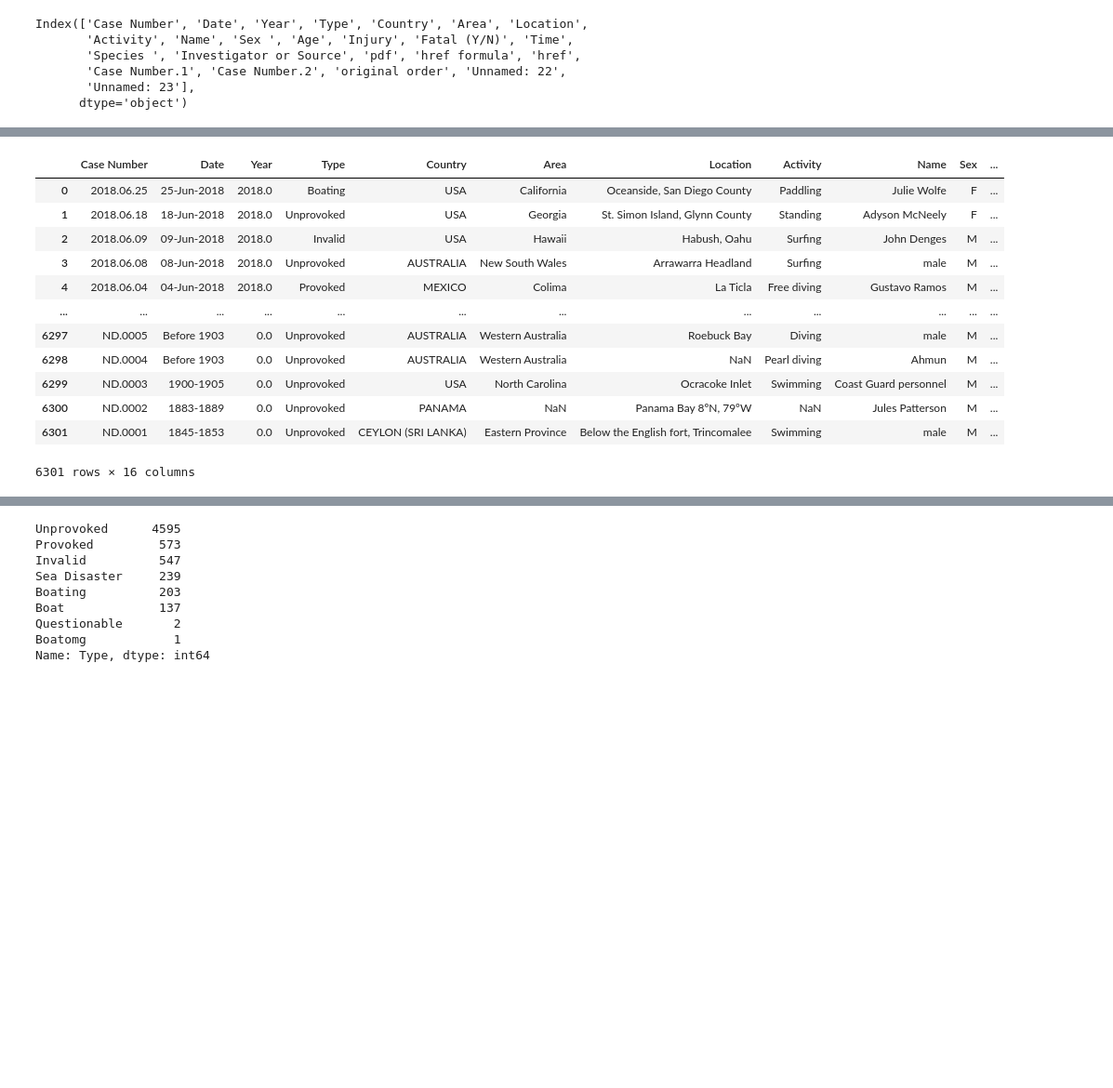
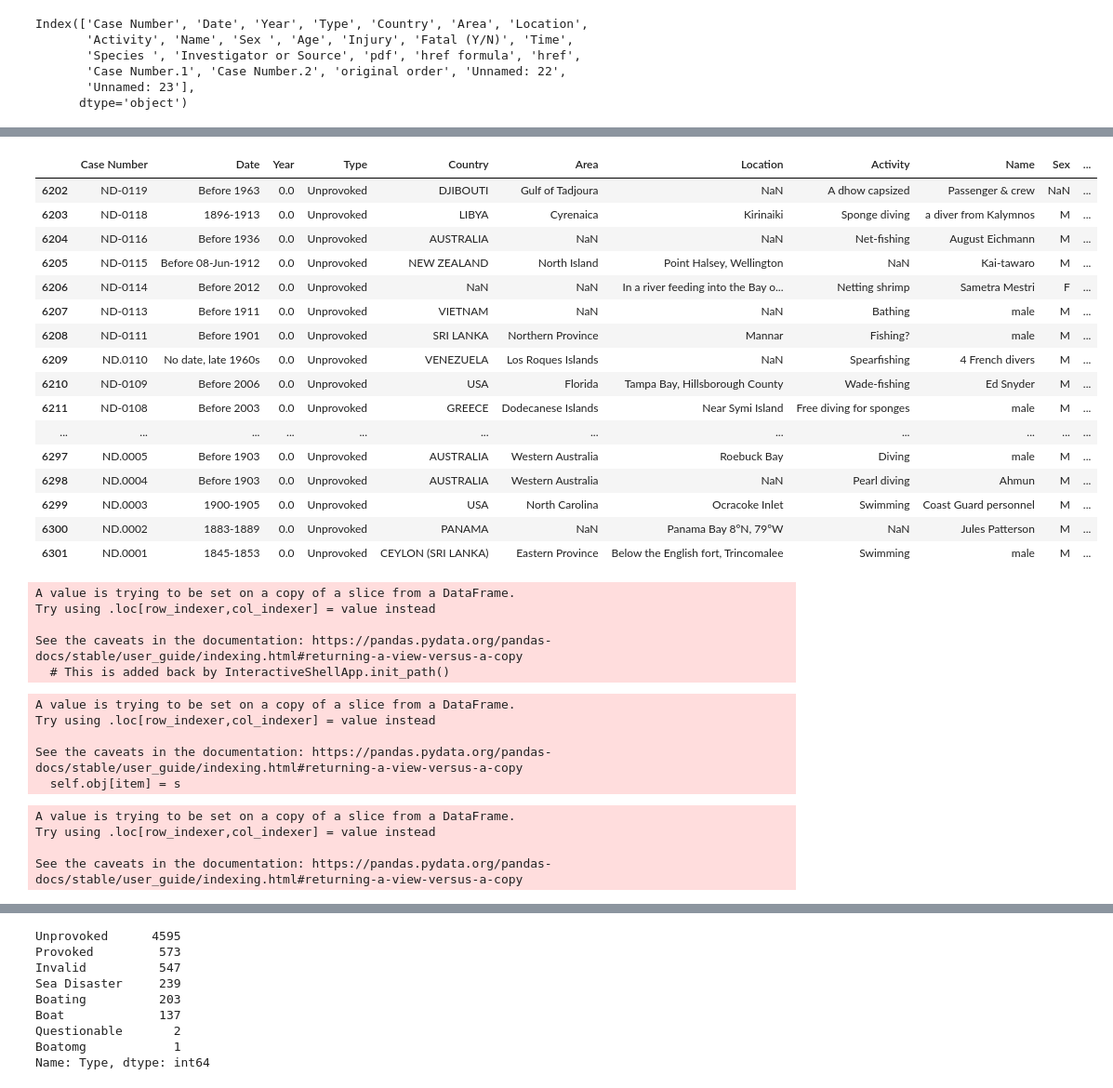
Before and after one commit to sofiavpuebla/sharksharkieshark, a Jupyter notebook: data-wrangling.ipynb, the cells around one changed output, grey strips where cells are left out. Shown at 93% size. Saved outputs shown, nothing was run; the diff lists cells and outputs as text; code cells hidden in the pictures; blank space fills up the shorter version.

```diff
--- a/data-wrangling.ipynb
+++ b/data-wrangling.ipynb
@@ -6,9 +7,9 @@ import pandas as pd
 import re
 # %%
 #abro el csv que contiene el data set
-sharks=pd.read_csv("input/attacks.csv", encoding='cp1252')
+shark=pd.read_csv("input/attacks.csv", encoding='cp1252')
 # %%
-sharks_data=pd.DataFrame(shark_data)
+sharks_data=pd.DataFrame(shark)
 # %%
 sharks_data.head()
 # %% [output]
@@ -52,18 +38,48 @@ sharks
 # %%
 #no tiene ningún sentido analizar aquellos datos que no tienen un case number (no están registrados) por lo que los vamos a eliminar
 sharks1=sharks[(sharks["Case Number"].isnull()==0)&(sharks["Case Number"]!='0')&(sharks["Case Number"]!='xx')]
-sharks1
+sharks1.tail(100)
 # %% [output]
 |  | Case Number | Date | Year | Type | Country | Area | Location | Activity | Name | Sex | ... |
-| 0 | 2018.06.25 | 25-Jun-2018 | 2018.0 | Boating | USA | California | Oceanside, San Diego County | Paddling | Julie Wolfe | F | ... |
-| 1 | 2018.06.18 | 18-Jun-2018 | 2018.0 | Unprovoked | USA | Georgia | St. Simon Island, Glynn County | Standing | Adyson McNeely | F | ... |
-| 2 | 2018.06.09 | 09-Jun-2018 | 2018.0 | Invalid | USA | Hawaii | Habush, Oahu | Surfing | John Denges | M | ... |
-| 3 | 2018.06.08 | 08-Jun-2018 | 2018.0 | Unprovoked | AUSTRALIA | New South Wales | Arrawarra Headland | Surfing | male | M | ... |
-| 4 | 2018.06.04 | 04-Jun-2018 | 2018.0 | Provoked | MEXICO | Colima | La Ticla | Free diving | Gustavo Ramos | M | ... |
+| 6202 | ND-0119 | Before 1963 | 0.0 | Unprovoked | DJIBOUTI | Gulf of Tadjoura | NaN | A dhow capsized | Passenger & crew | NaN | ... |
+| 6203 | ND-0118 | 1896-1913 | 0.0 | Unprovoked | LIBYA | Cyrenaica | Kirinaiki | Sponge diving | a diver from Kalymnos | M | ... |
+| 6204 | ND-0116 | Before 1936 | 0.0 | Unprovoked | AUSTRALIA | NaN | NaN | Net-fishing | August Eichmann | M | ... |
+| 6205 | ND-0115 | Before 08-Jun-1912 | 0.0 | Unprovoked | NEW ZEALAND | North Island | Point Halsey, Wellington | NaN | Kai-tawaro | M | ... |
+| 6206 | ND-0114 | Before 2012 | 0.0 | Unprovoked | NaN | NaN | In a river feeding into the Bay o... | Netting shrimp | Sametra Mestri | F | ... |
+| 6207 | ND-0113 | Before 1911 | 0.0 | Unprovoked | VIETNAM | NaN | NaN | Bathing | male | M | ... |
+| 6208 | ND-0111 | Before 1901 | 0.0 | Unprovoked | SRI LANKA | Northern Province | Mannar | Fishing? | male | M | ... |
+| 6209 | ND.0110 | No date, late 1960s | 0.0 | Unprovoked | VENEZUELA | Los Roques Islands | NaN | Spearfishing | 4 French divers | M | ... |
+| 6210 | ND-0109 | Before 2006 | 0.0 | Unprovoked | USA | Florida | Tampa Bay, Hillsborough County | Wade-fishing | Ed Snyder | M | ... |
+| 6211 | ND-0108 | Before 2003 | 0.0 | Unprovoked | GREECE | Dodecanese Islands | Near Symi Island | Free diving for sponges | male | M | ... |
 | ... | ... | ... | ... | ... | ... | ... | ... | ... | ... | ... | ... |
 | 6297 | ND.0005 | Before 1903 | 0.0 | Unprovoked | AUSTRALIA | Western Australia | Roebuck Bay | Diving | male | M | ... |
 | 6298 | ND.0004 | Before 1903 | 0.0 | Unprovoked | AUSTRALIA | Western Australia | NaN | Pearl diving | Ahmun | M | ... |
 | 6299 | ND.0003 | 1900-1905 | 0.0 | Unprovoked | USA | North Carolina | Ocracoke Inlet | Swimming | Coast Guard personnel | M | ... |
 | 6300 | ND.0002 | 1883-1889 | 0.0 | Unprovoked | PANAMA | NaN | Panama Bay 8ºN, 79ºW | NaN | Jules Patterson | M | ... |
 | 6301 | ND.0001 | 1845-1853 | 0.0 | Unprovoked | CEYLON (SRI LANKA) | Eastern Province | Below the English fort, Trincomalee | Swimming | male | M | ... |
-6301 rows × 16 columns
+# %%
+#al ver la tabla, nos damos cuentas que la columna year y date no coinciden (hay muchos casos en los que el year es  pero la columna date sí que tiene un año asignado)
+#vamos a intenar que haya una cierta coherencia entre ambas columnas
+#busamos en la columna date los años
+def findYear(x):
+    res=re.search(r'\d{4}',x)
+    if res:
+        x=int(res.group())
+    else:
+        x='no'
+    return x
+sharks1["Date"]=sharks1["Date"].apply(findYear)
+# %% [output]
+A value is trying to be set on a copy of a slice from a DataFrame.
+Try using .loc[row_indexer,col_indexer] = value instead
+
+See the caveats in the documentation: https://pandas.pydata.org/pandas-docs/stable/user_guide/indexing.html#returning-a-view-versus-a-copy
+  # This is added back by InteractiveShellApp.init_path()
+# %%
+sharks1.loc[sharks1["Year"]=='0',"Year"]=sharks1["Date"]
+# %% [output]
+A value is trying to be set on a copy of a slice from a DataFrame.
+Try using .loc[row_indexer,col_indexer] = value instead
+
+See the caveats in the documentation: https://pandas.pydata.org/pandas-docs/stable/user_guide/indexing.html#returning-a-view-versus-a-copy
+  self.obj[item] = s
@@ -69,0 +97,8 @@ sharks1
+# %%
+#buscamos los meses en el case number y aquellos que no tengan un mes definido los eliminamos
+data["Case Number"]=data["Case Number"].apply(findMonth)
+# %% [output]
+A value is trying to be set on a copy of a slice from a DataFrame.
+Try using .loc[row_indexer,col_indexer] = value instead
+
+See the caveats in the documentation: https://pandas.pydata.org/pandas-docs/stable/user_guide/indexing.html#returning-a-view-versus-a-copy
```
Also changed, not shown: parts of 16 cells of this notebook, 1 other file.
